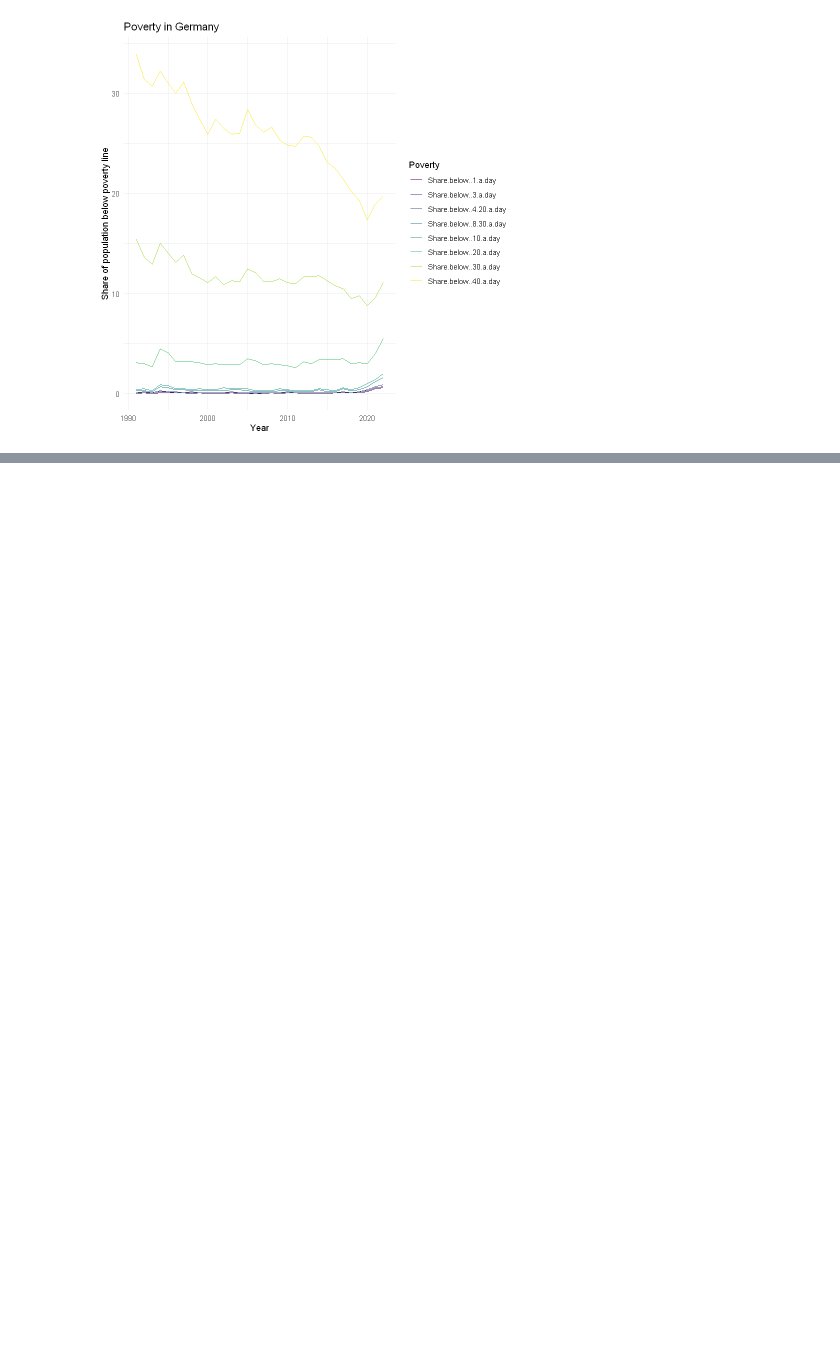
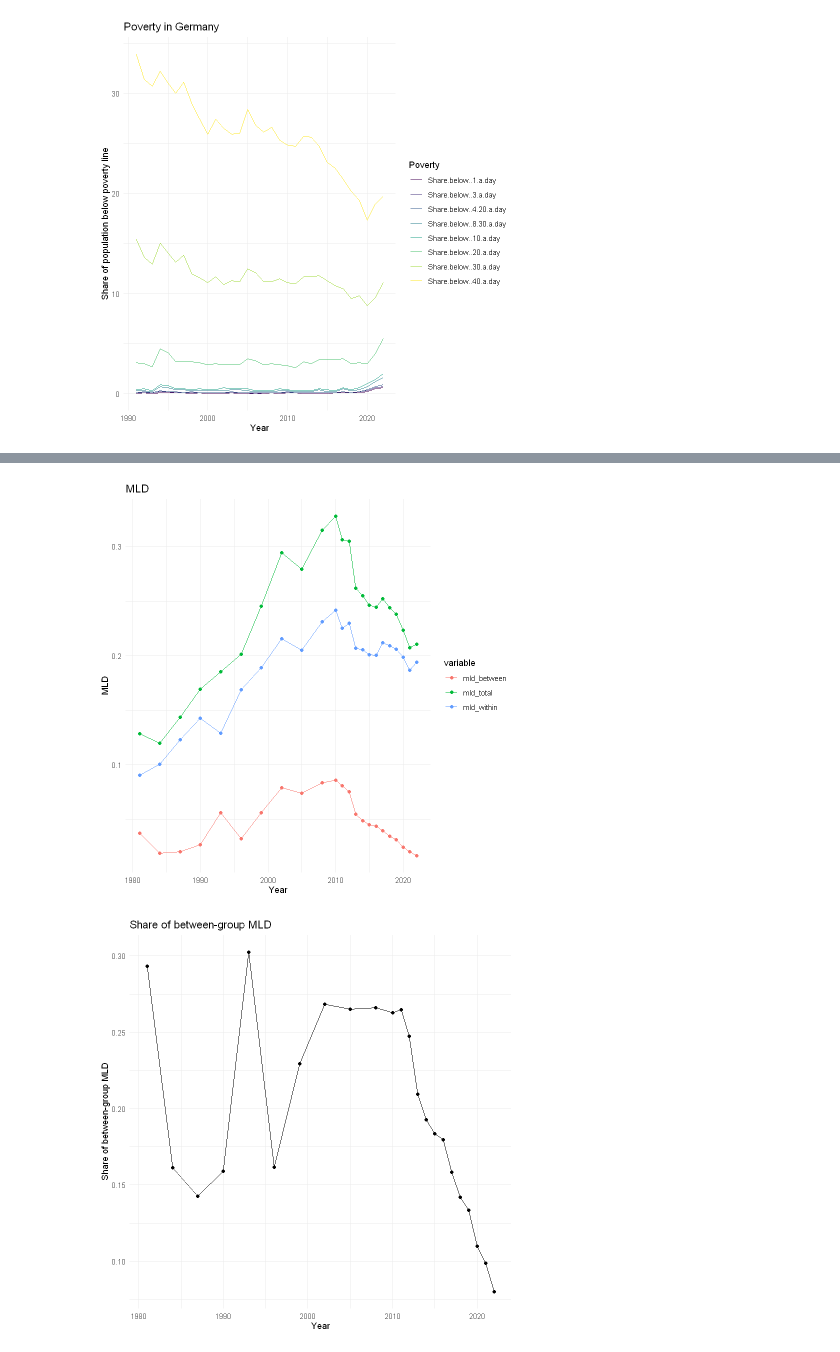
Before and after one commit to WaCa-Econ-Stat/Grundlegendes-Praxisprojekt, a Jupyter notebook: R files/File.ipynb, the cells around one changed output, grey strips where cells are left out. Cells and saved outputs as stored; diff of their text form; code cells hidden in the pictures; blank space fills up the shorter version.

```diff
--- a/R files/File.ipynb
+++ b/R files/File.ipynb
@@ -96,0 +292,21 @@ colnames(data_pip)
+# %%
+# Plots for MLD
+data_mld %>% pivot_longer(cols = c(mld_total, mld_within, mld_between), names_to = "variable", values_to = "value") %>%
+    ggplot(aes(x = reporting_year, y = value, color = variable)) +
+    geom_point() +
+    geom_line() +
+    theme_minimal() +
+    labs(title = "MLD",
+         x = "Year",
+         y = "MLD")
+
+ggplot(data = data_mld  , aes (x = reporting_year, y = share_between)) +
+    geom_line() +
+    geom_point() +
+    theme_minimal() +
+    labs(title = "Share of between-group MLD",
+         x = "Year",
+         y = "Share of between-group MLD")
+# %% [output]
+[figure, added]
+[figure, added]
```
Also changed, not shown: parts of 16 cells of this notebook.
